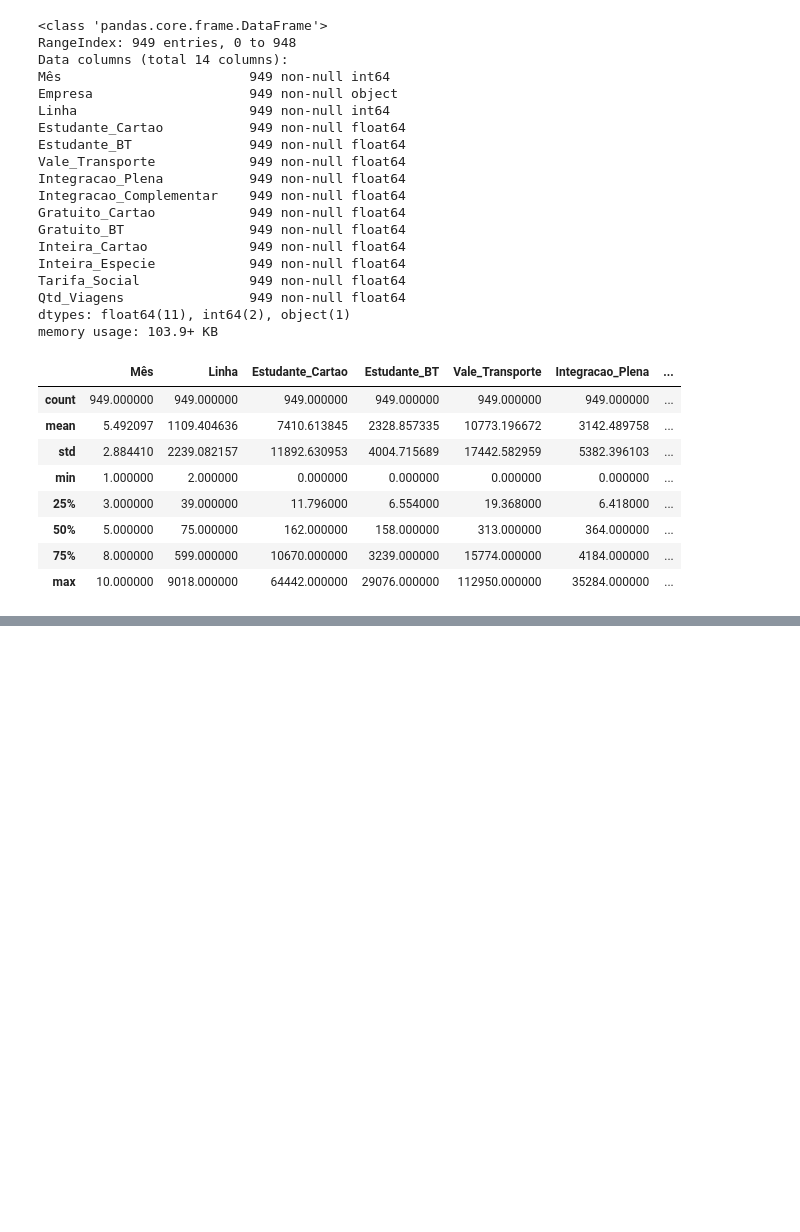
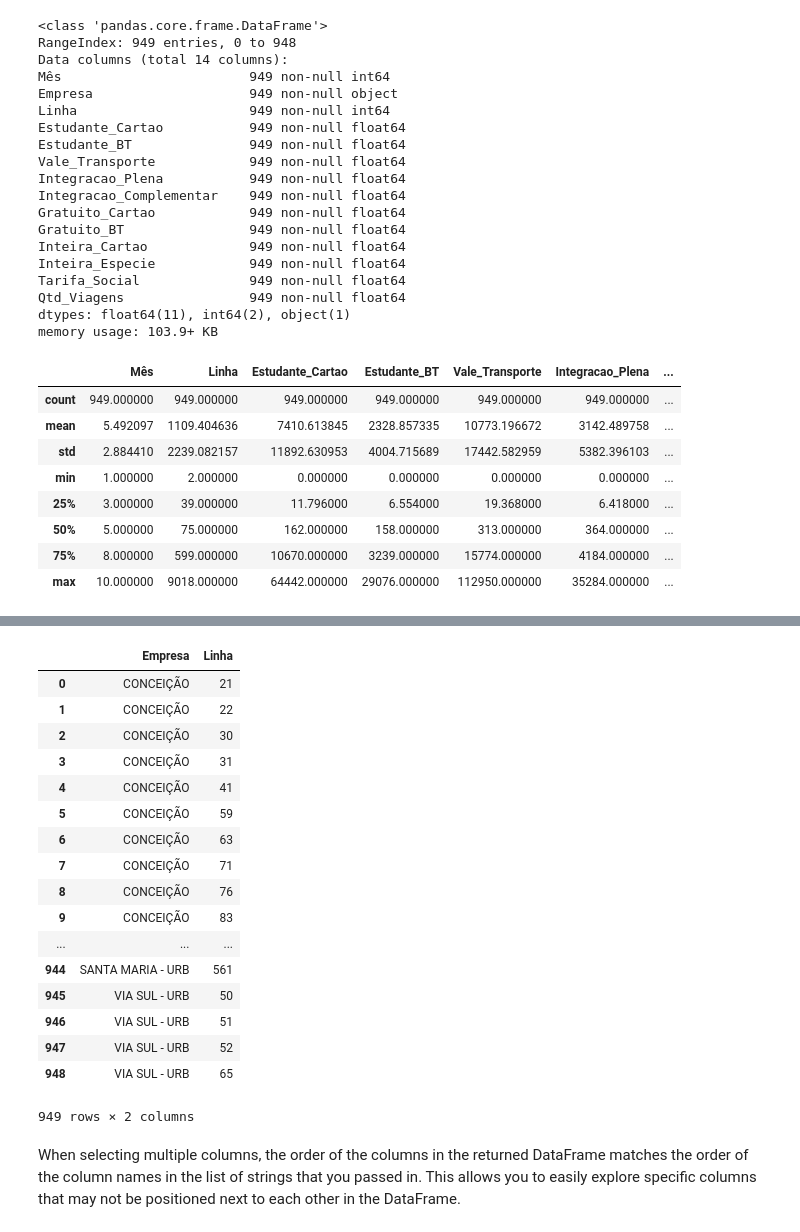
Before and after one commit to aguinaldoabbj/minicourse_open_data_natal_2019, a Jupyter notebook: 1_intro_pandas.ipynb, the cells around one changed output, grey strips where cells are left out. Cells and saved outputs as stored; diff of their text form; code cells hidden in the pictures; blank space fills up the shorter version.

```diff
--- a/1_intro_pandas.ipynb
+++ b/1_intro_pandas.ipynb
@@ -127,0 +278,23 @@ df.describe()
+# %%
+df[['Empresa','Linha']]
+# %% [output]
+|  | Empresa | Linha |
+| 0 | CONCEIÇÃO | 21 |
+| 1 | CONCEIÇÃO | 22 |
+| 2 | CONCEIÇÃO | 30 |
+| 3 | CONCEIÇÃO | 31 |
+| 4 | CONCEIÇÃO | 41 |
+| 5 | CONCEIÇÃO | 59 |
+| 6 | CONCEIÇÃO | 63 |
+| 7 | CONCEIÇÃO | 71 |
+| 8 | CONCEIÇÃO | 76 |
+| 9 | CONCEIÇÃO | 83 |
+| ... | ... | ... |
+| 944 | SANTA MARIA - URB | 561 |
+| 945 | VIA SUL - URB | 50 |
+| 946 | VIA SUL - URB | 51 |
+| 947 | VIA SUL - URB | 52 |
+| 948 | VIA SUL - URB | 65 |
+949 rows × 2 columns
+# %% [markdown]
+When selecting multiple columns, the order of the columns in the returned DataFrame matches the order of the column names in the list of strings that you passed in. This allows you to easily explore specific columns that may not be positioned next to each other in the DataFrame.
```
Also changed, not shown: parts of 34 cells of this notebook.
